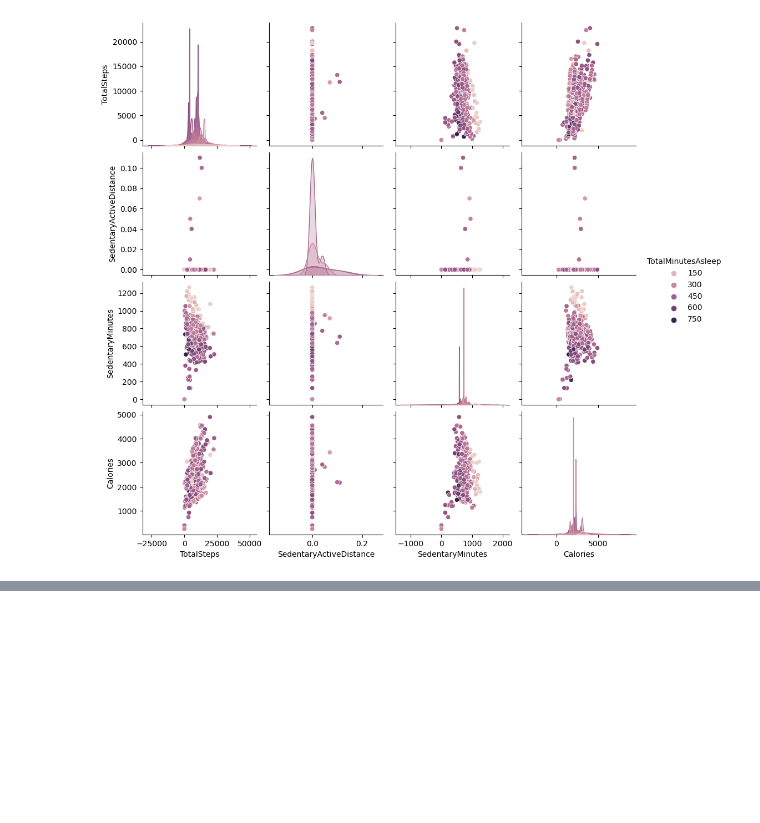
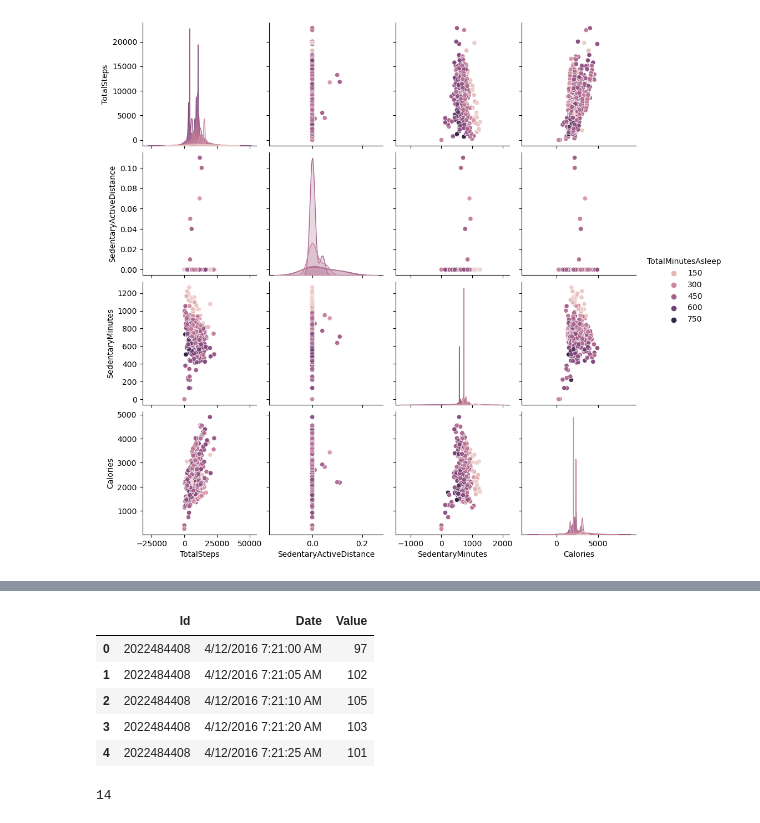
Before and after one commit to mainfranco/Fitness-Data, a Jupyter notebook: Fitness Data.ipynb, the cells around one changed output, grey strips where cells are left out. Drawn from its saved outputs; the diff is of its cells as text; code cells hidden in the pictures; blank space fills up the shorter version.

```diff
--- a/Fitness Data.ipynb
+++ b/Fitness Data.ipynb
@@ -251,0 +317,13 @@ sns.pairplot(daily_activity_and_sleep[['TotalSteps','SedentaryActiveDistance','S
+# %%
+heart_rate.head()
+# %% [output]
+|  | Id | Date | Value |
+| 0 | 2022484408 | 4/12/2016 7:21:00 AM | 97 |
+| 1 | 2022484408 | 4/12/2016 7:21:05 AM | 102 |
+| 2 | 2022484408 | 4/12/2016 7:21:10 AM | 105 |
+| 3 | 2022484408 | 4/12/2016 7:21:20 AM | 103 |
+| 4 | 2022484408 | 4/12/2016 7:21:25 AM | 101 |
+# %%
+len(heart_rate['Id'].unique())
+# %% [output]
+14
```
Also changed, not shown: parts of 22 cells of this notebook.
